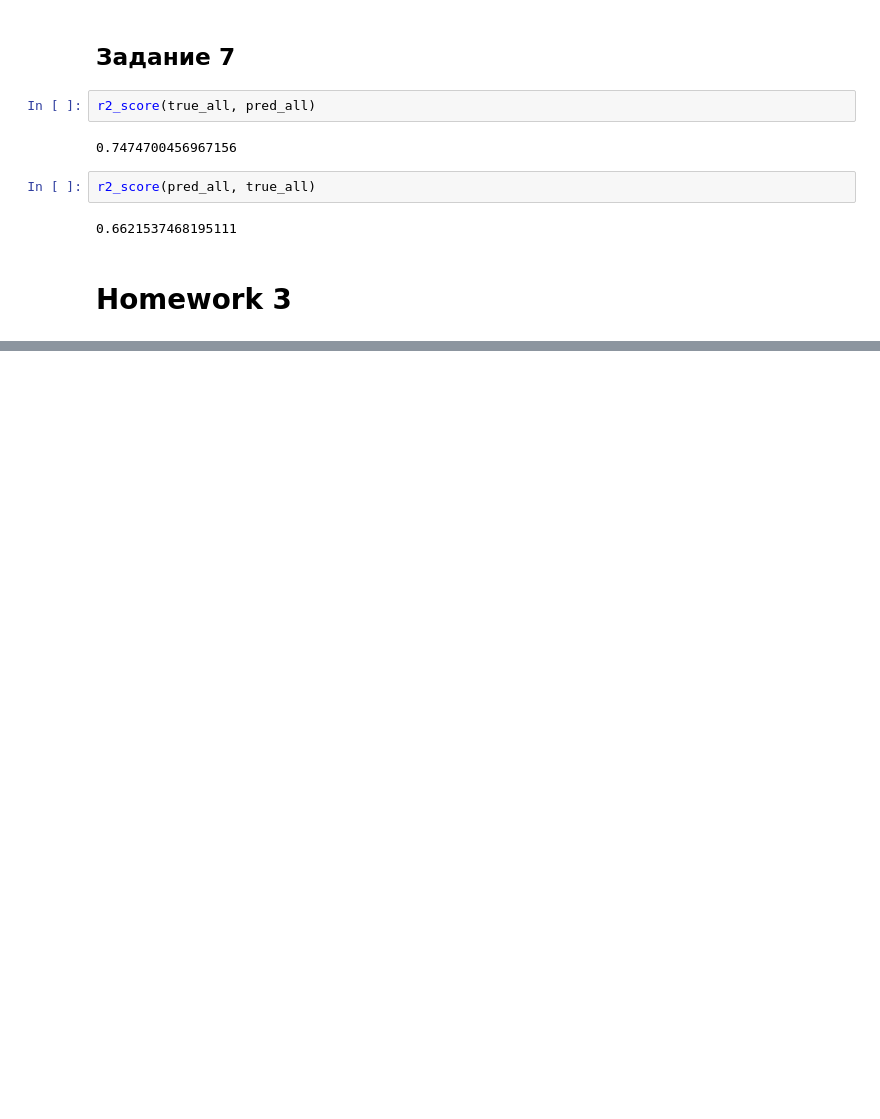
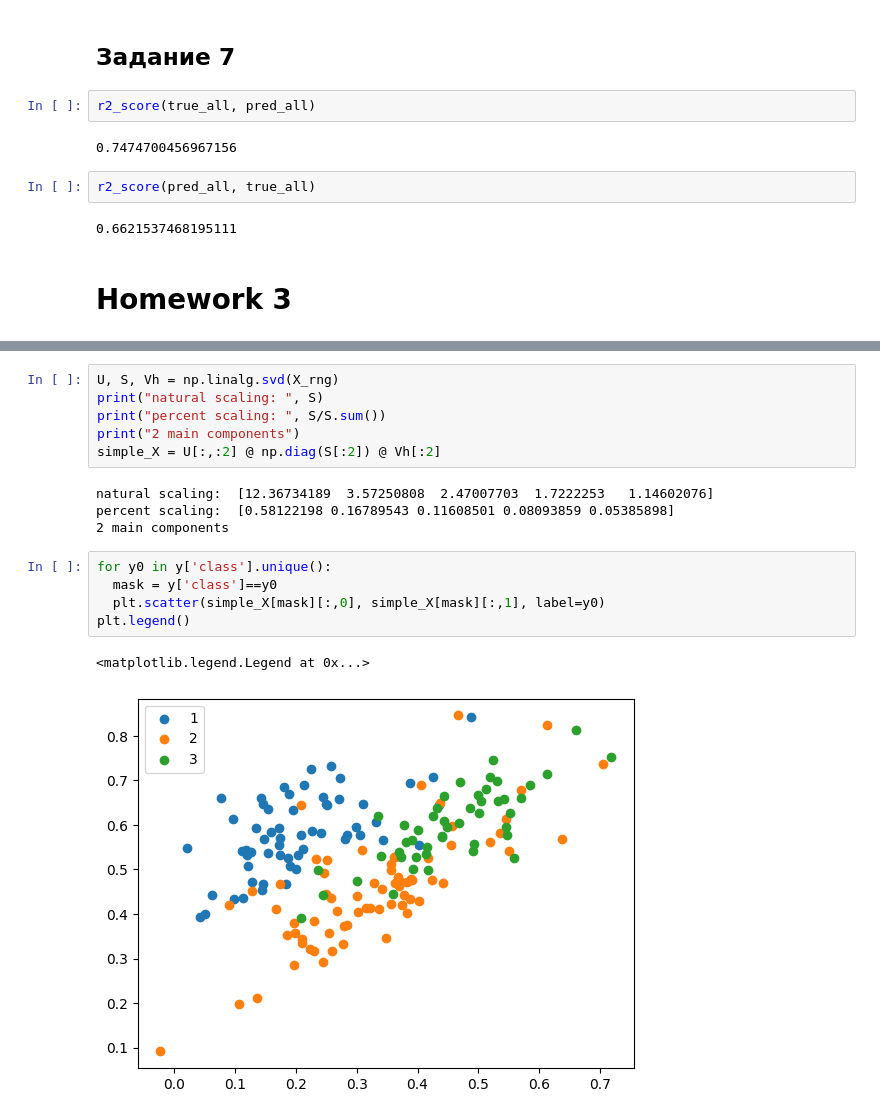
Before and after one commit to Chpel/CoDA-Project, a Jupyter notebook: Wine.ipynb, the cells around one changed output, grey strips where cells are left out. Cells and saved outputs as stored; diff of their text form; blank space fills up the shorter version.

```diff
--- a/Wine.ipynb
+++ b/Wine.ipynb
@@ -176,0 +224,18 @@ r2_score(pred_all, true_all)
+# %%
+U, S, Vh = np.linalg.svd(X_rng)
+print("natural scaling: ", S)
+print("percent scaling: ", S/S.sum())
+print("2 main components")
+simple_X = U[:,:2] @ np.diag(S[:2]) @ Vh[:2]
+# %% [output]
+natural scaling:  [12.36734189  3.57250808  2.47007703  1.7222253   1.14602076]
+percent scaling:  [0.58122198 0.16789543 0.11608501 0.08093859 0.05385898]
+2 main components
+# %%
+for y0 in y['class'].unique():
+  mask = y['class']==y0
+  plt.scatter(simple_X[mask][:,0], simple_X[mask][:,1], label=y0)
+plt.legend()
+# %% [output]
+<matplotlib.legend.Legend at 0x...>
+[figure, added]
```
Also changed, not shown: parts of 14 cells of this notebook.
